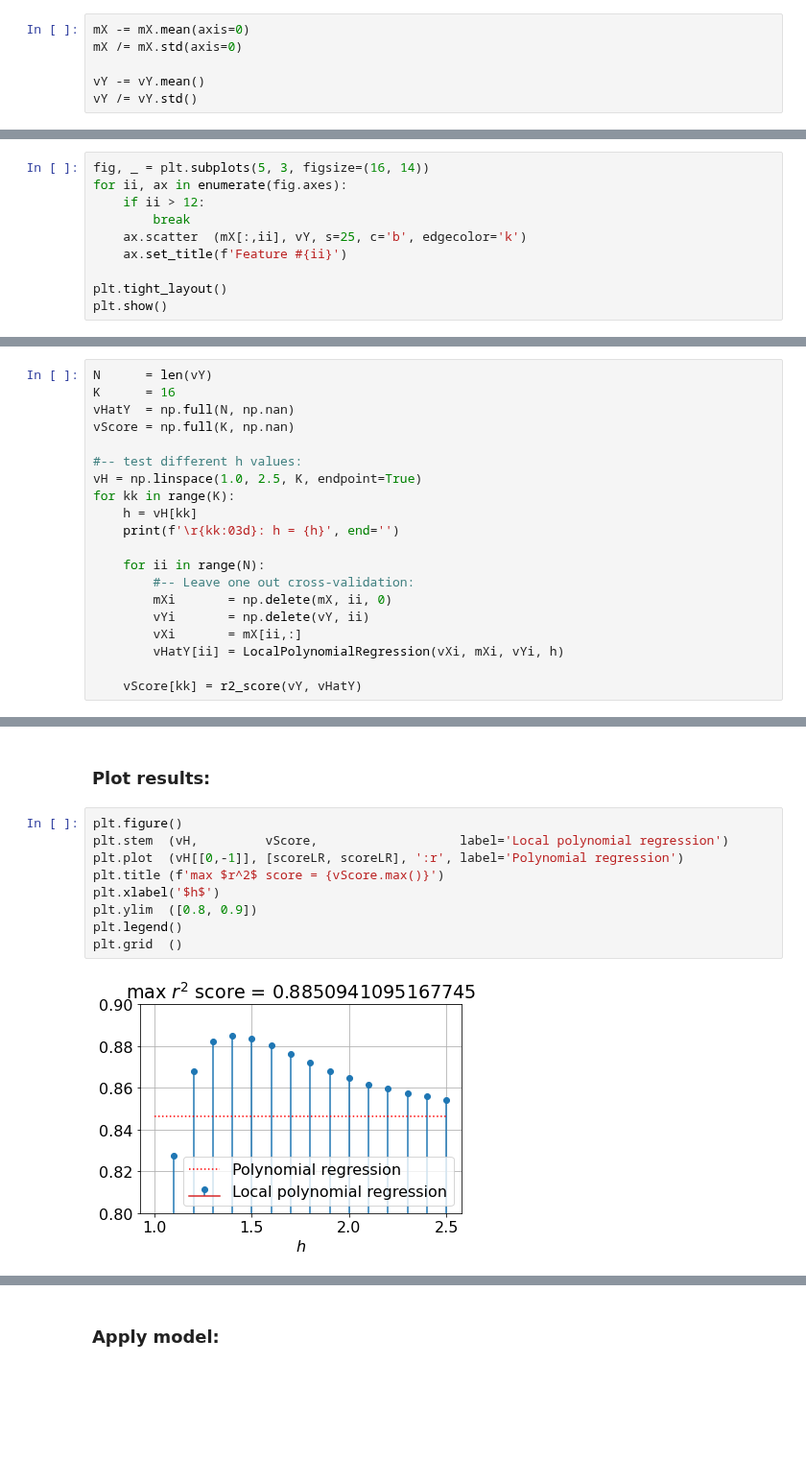
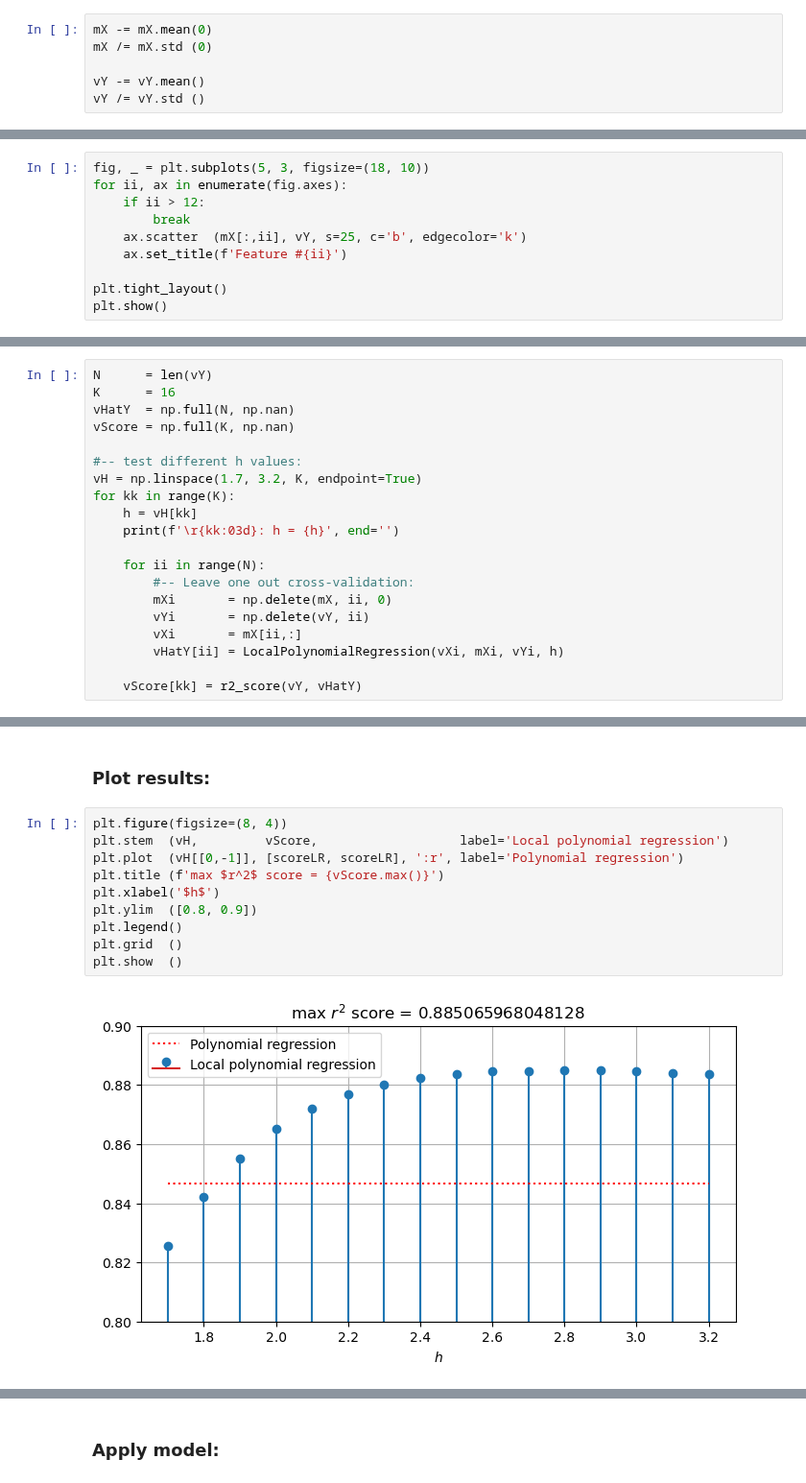
Before and after one commit to FixelAlgorithmsTeam/FixelCourses, a Jupyter notebook: MachineLearningMethod/12_NonparametricRegression/MainLocalPolynomialRegression.ipynb, the cells around one changed output, grey strips where cells are left out. Shown at 96% size. Saved outputs shown, nothing was run; the diff lists cells and outputs as text; blank space fills up the shorter version.

```diff
--- a/MachineLearningMethod/12_NonparametricRegression/MainLocalPolynomialRegression.ipynb
+++ b/MachineLearningMethod/12_NonparametricRegression/MainLocalPolynomialRegression.ipynb
@@ -25,15 +42,15 @@ mX.shape, vY.shape
 # %% [markdown]
 #### Normalize the data:
 # %%
-mX -= mX.mean(axis=0)
-mX /= mX.std(axis=0)
+mX -= mX.mean(0)
+mX /= mX.std (0)
 
 vY -= vY.mean()
-vY /= vY.std()
+vY /= vY.std ()
 # %% [markdown]
 #### Plot the data:
 # %%
-fig, _ = plt.subplots(5, 3, figsize=(16, 14))
+fig, _ = plt.subplots(5, 3, figsize=(18, 10))
 for ii, ax in enumerate(fig.axes):
     if ii > 12:
         break
@@ -122,7 +139,7 @@ vHatY  = np.full(N, np.nan)
 vScore = np.full(K, np.nan)
 
 #-- test different h values:
-vH = np.linspace(1.0, 2.5, K, endpoint=True)
+vH = np.linspace(1.7, 3.2, K, endpoint=True)
 for kk in range(K):
     h = vH[kk]
     print(f'\r{kk:03d}: h = {h}', end='')
@@ -140,14 +157,15 @@ for kk in range(K):
 # %% [markdown]
 ### Plot results:
 # %%
-plt.figure()
+plt.figure(figsize=(8, 4))
 plt.stem  (vH,         vScore,                   label='Local polynomial regression')
 plt.plot  (vH[[0,-1]], [scoreLR, scoreLR], ':r', label='Polynomial regression')
 plt.title (f'max $r^2$ score = {vScore.max()}')
 plt.xlabel('$h$')
 plt.ylim  ([0.8, 0.9])
 plt.legend()
 plt.grid  ()
+plt.show  ()
 # %% [output]
-[figure, old version]
+[figure, new version]
 # %% [markdown]
```
Also changed, not shown: parts of 10 cells of this notebook, 10 other files.
